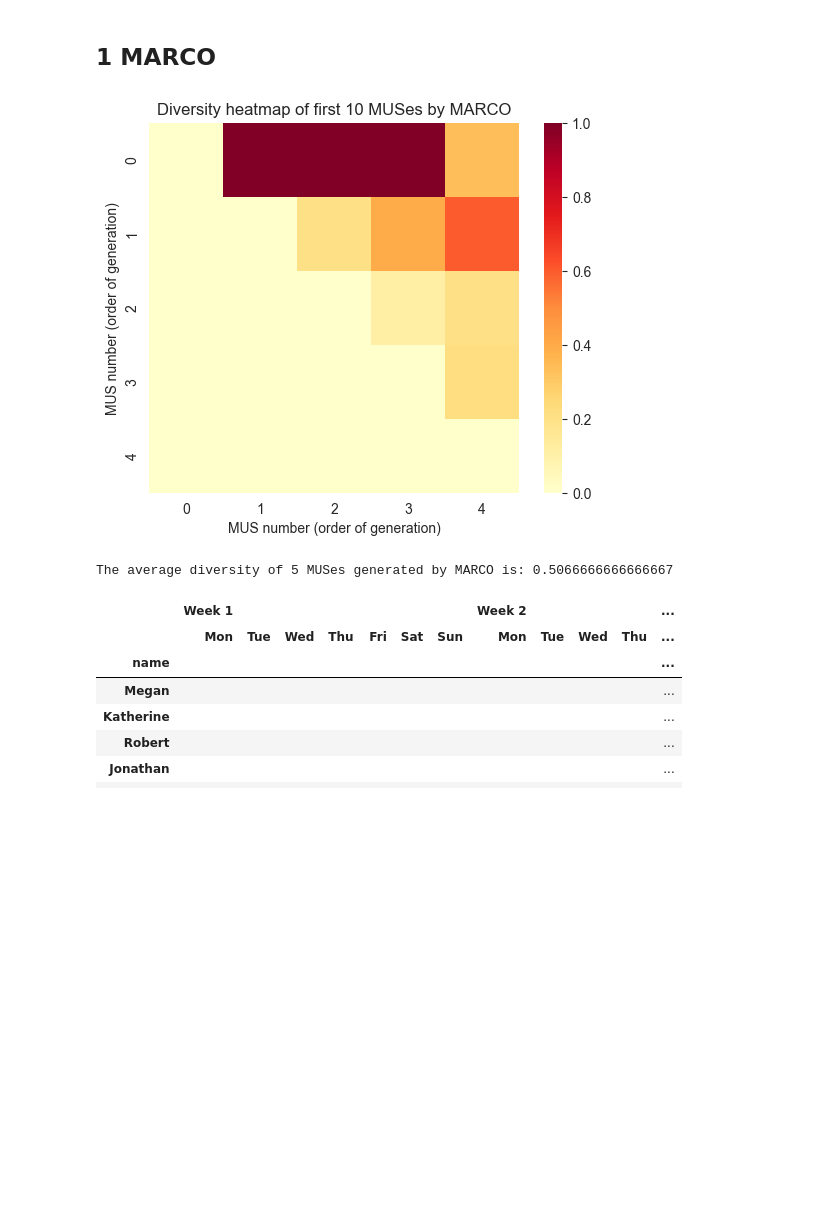
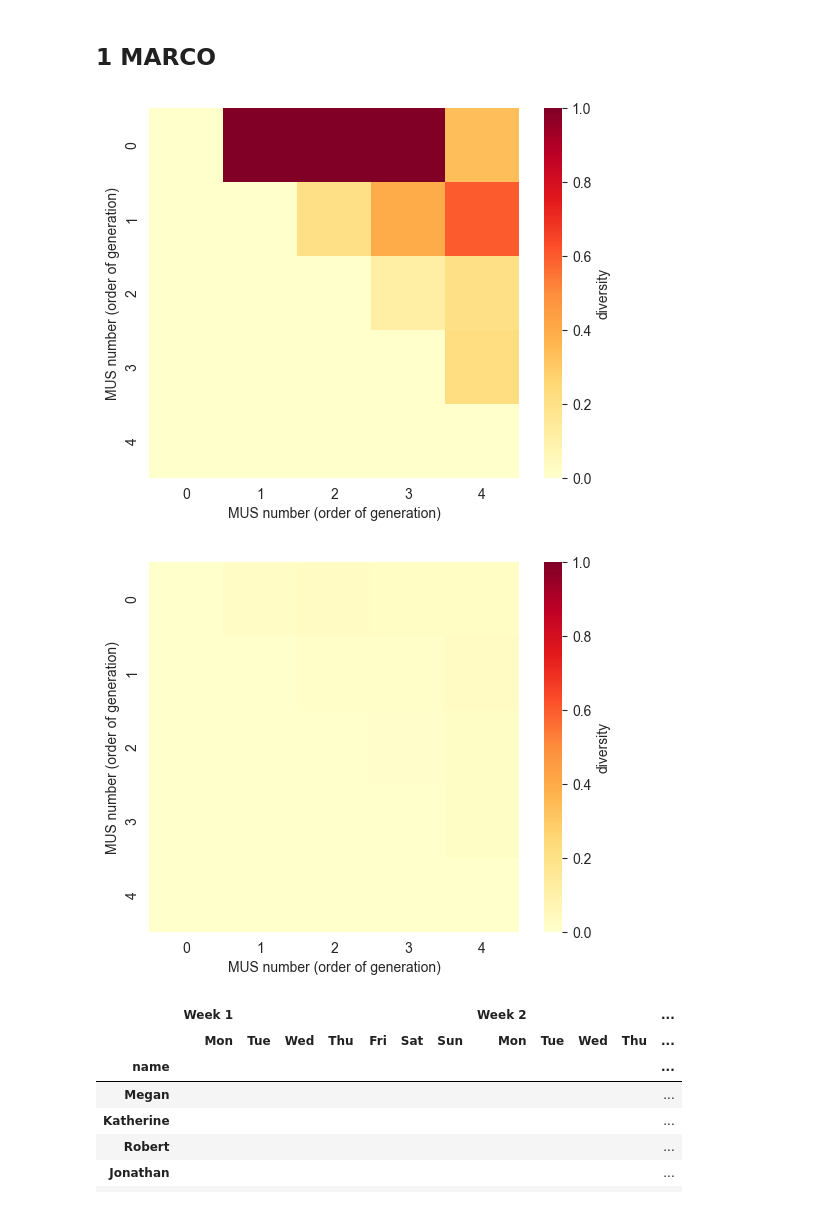
Before and after one commit to RobinHalford/cpmpy, a Jupyter notebook: cpmpy/tools/explain/nurse_rostering_examples.ipynb, the cells around one changed output. Saved outputs shown, nothing was run; the diff lists cells and outputs as text; code cells hidden in the pictures; blank space fills up the shorter version.

```diff
--- a/cpmpy/tools/explain/nurse_rostering_examples.ipynb
+++ b/cpmpy/tools/explain/nurse_rostering_examples.ipynb
@@ -70,12 +70,14 @@ for i, (kind, subset) in enumerate(marco(model.constraints, solver="exact", map_
         break
 # %%
 div_matrix = diversity_matrix(result, measure="overlap")
-visualize_heatmap(div_matrix, title="Diversity heatmap of first 10 MUSes by MARCO")
-avg = div_matrix[np.triu_indices_from(div_matrix, k=1)].mean()
-print(f"The average diversity of {len(result)} MUSes generated by MARCO is: {avg}")
+visualize_heatmap(div_matrix, save_path="div_heatmap_NR_overlap.pdf")
+div_matrix_symm = diversity_matrix(result, measure="set difference")
+c = len(model.constraints)
+div_matrix_symm = div_matrix_symm / c
+visualize_heatmap(div_matrix_symm, save_path="div_heatmap_NR_symm.pdf")
 # %% [output]
-[figure, old version]
+[figure, new version]
-The average diversity of 5 MUSes generated by MARCO is: 0.5066666666666667
+[figure, added]
 # %%
 for i, mus in enumerate(result):
     style = visualize_constraints(mus, nurse_view, factory)
```
Also changed, not shown: parts of 3 cells of this notebook.
